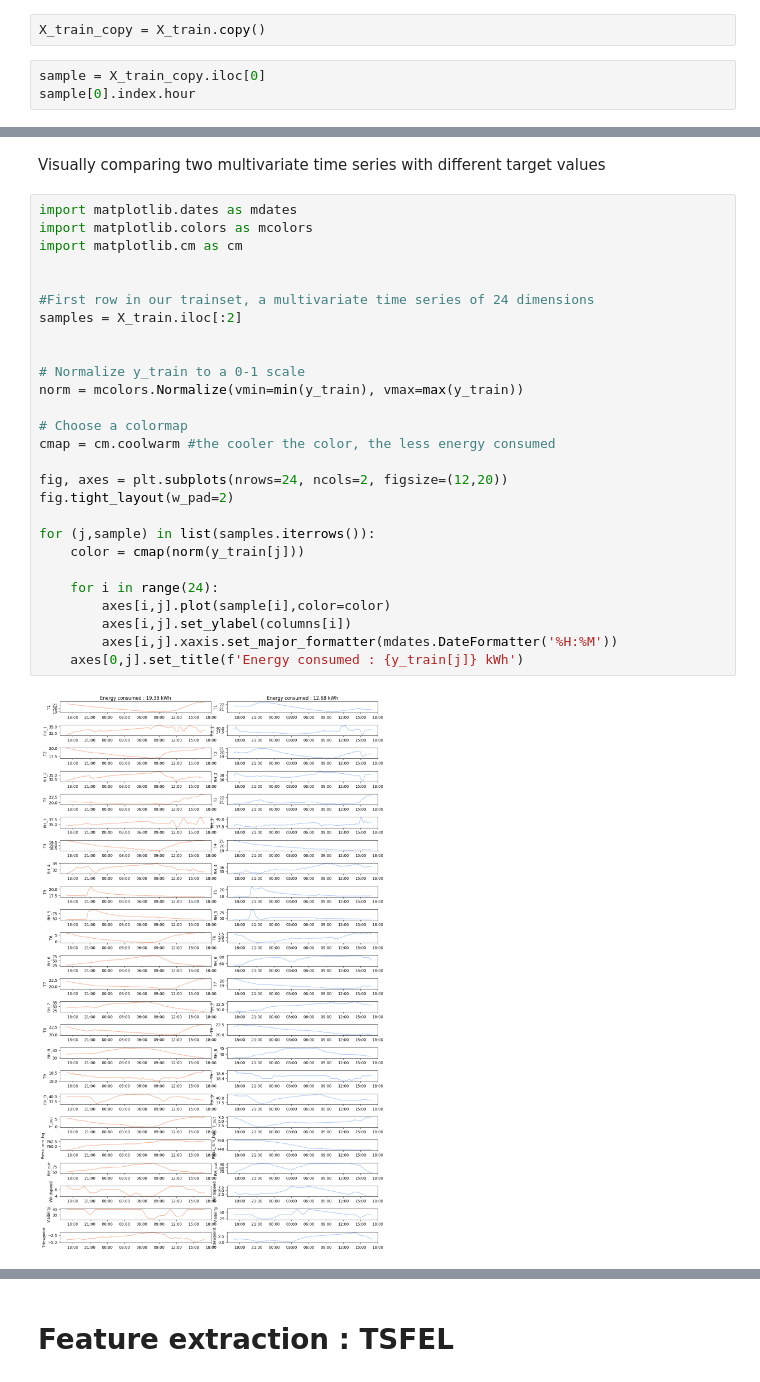
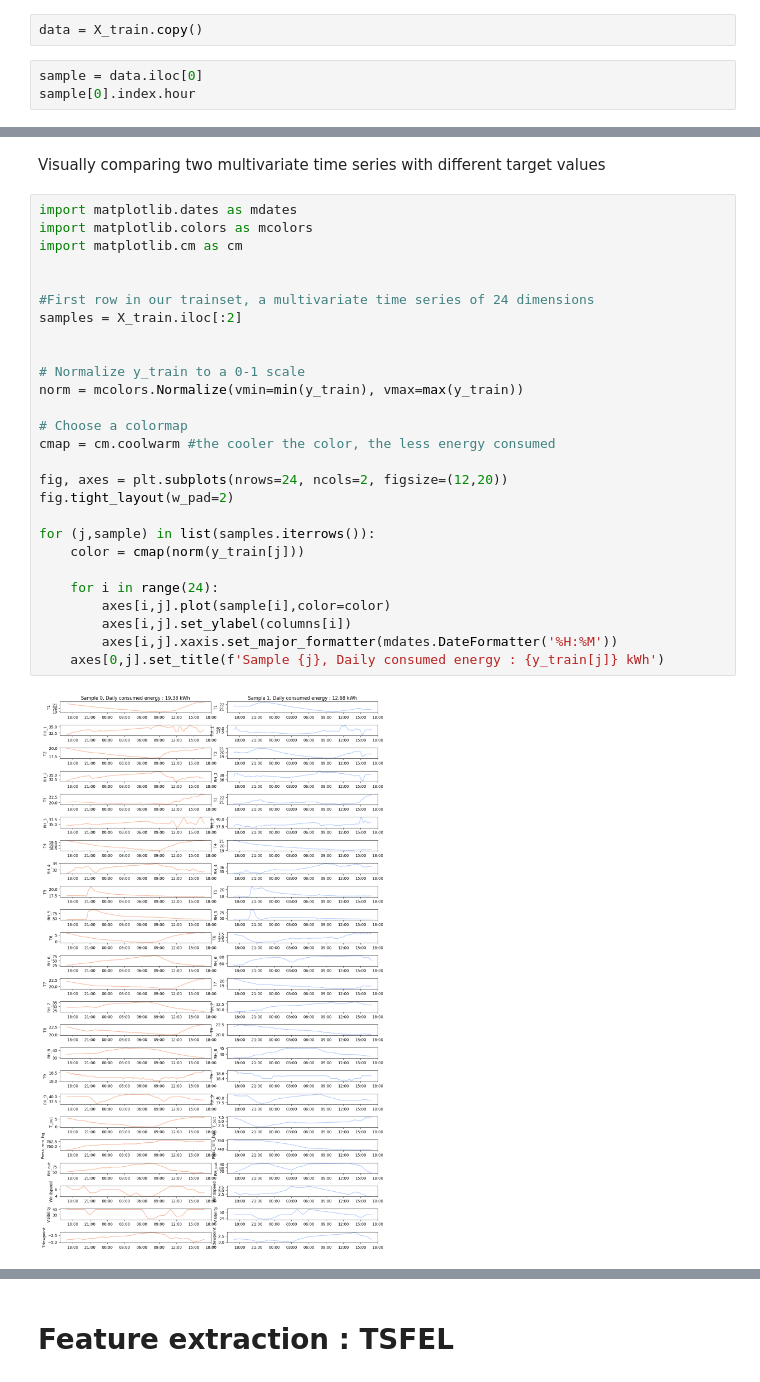
Before and after one commit to nour-m-bouayed/TSFEL_Review, a Jupyter notebook: TSFEL_ExtrinsicRegression.ipynb, the cells around one changed output, grey strips where cells are left out. Drawn from its saved outputs; the diff is of its cells as text.

```diff
--- a/TSFEL_ExtrinsicRegression.ipynb
+++ b/TSFEL_ExtrinsicRegression.ipynb
@@ -48,9 +48,9 @@ X_test.rename(columns=replace_by,inplace=True)
 # %% [markdown]
 # 1. Exploratory Data Analysis
 # %%
-X_train_copy = X_train.copy()
+data = X_train.copy()
 # %%
-sample = X_train_copy.iloc[0]
+sample = data.iloc[0]
 sample[0].index.hour
 # %% [output]
 Index([17, 17, 17, 17, 17, 17, 18, 18, 18, 18,
@@ -64,29 +64,29 @@ Visually comparing two multivariate time series with different target values
 # %%
 import matplotlib.dates as mdates
 import matplotlib.colors as mcolors
 import matplotlib.cm as cm
 
 
 #First row in our trainset, a multivariate time series of 24 dimensions
 samples = X_train.iloc[:2]
 
 
 # Normalize y_train to a 0-1 scale
 norm = mcolors.Normalize(vmin=min(y_train), vmax=max(y_train))
 
 # Choose a colormap
 cmap = cm.coolwarm #the cooler the color, the less energy consumed
 
 fig, axes = plt.subplots(nrows=24, ncols=2, figsize=(12,20))
 fig.tight_layout(w_pad=2)
 
 for (j,sample) in list(samples.iterrows()):
     color = cmap(norm(y_train[j]))
 
     for i in range(24):
         axes[i,j].plot(sample[i],color=color)
         axes[i,j].set_ylabel(columns[i])
         axes[i,j].xaxis.set_major_formatter(mdates.DateFormatter('%H:%M'))
-    axes[0,j].set_title(f'Energy consumed : {y_train[j]} kWh')
+    axes[0,j].set_title(f'Sample {j}, Daily consumed energy : {y_train[j]} kWh')
 # %% [output]
-[figure, old version]
+[figure, new version]
```
Also changed, not shown: parts of 8 cells of this notebook.
